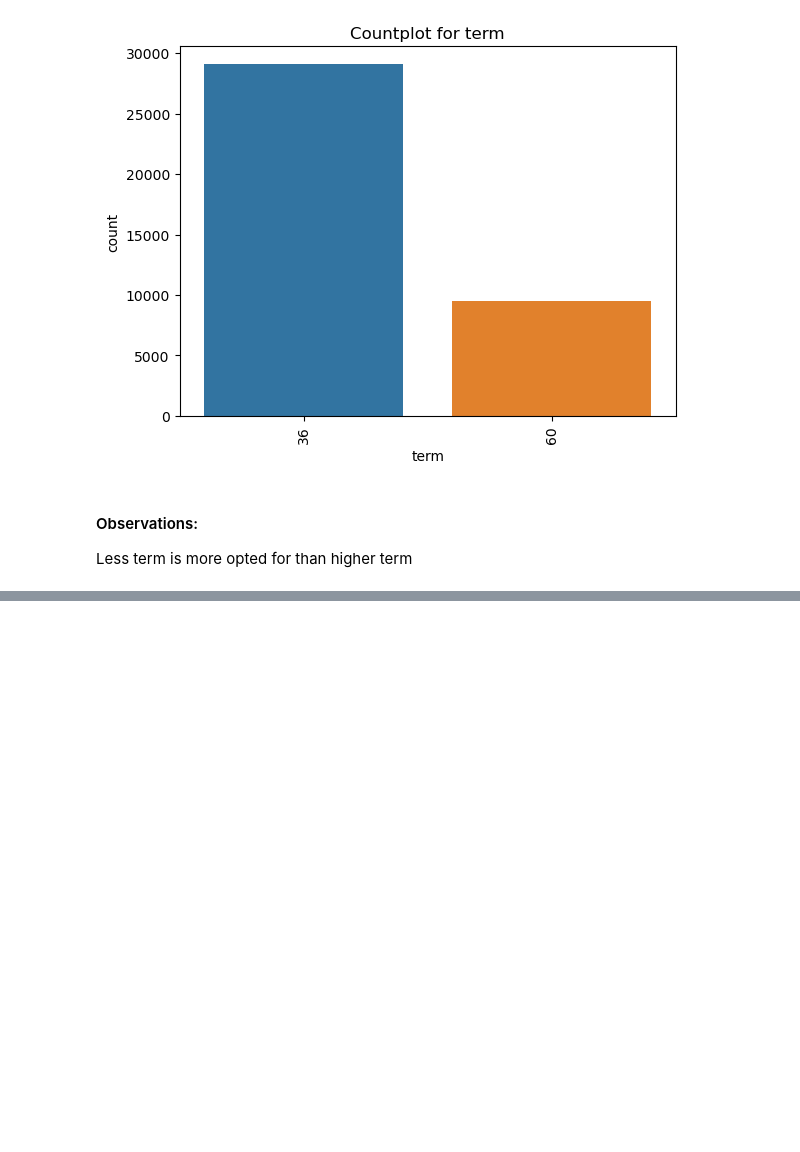
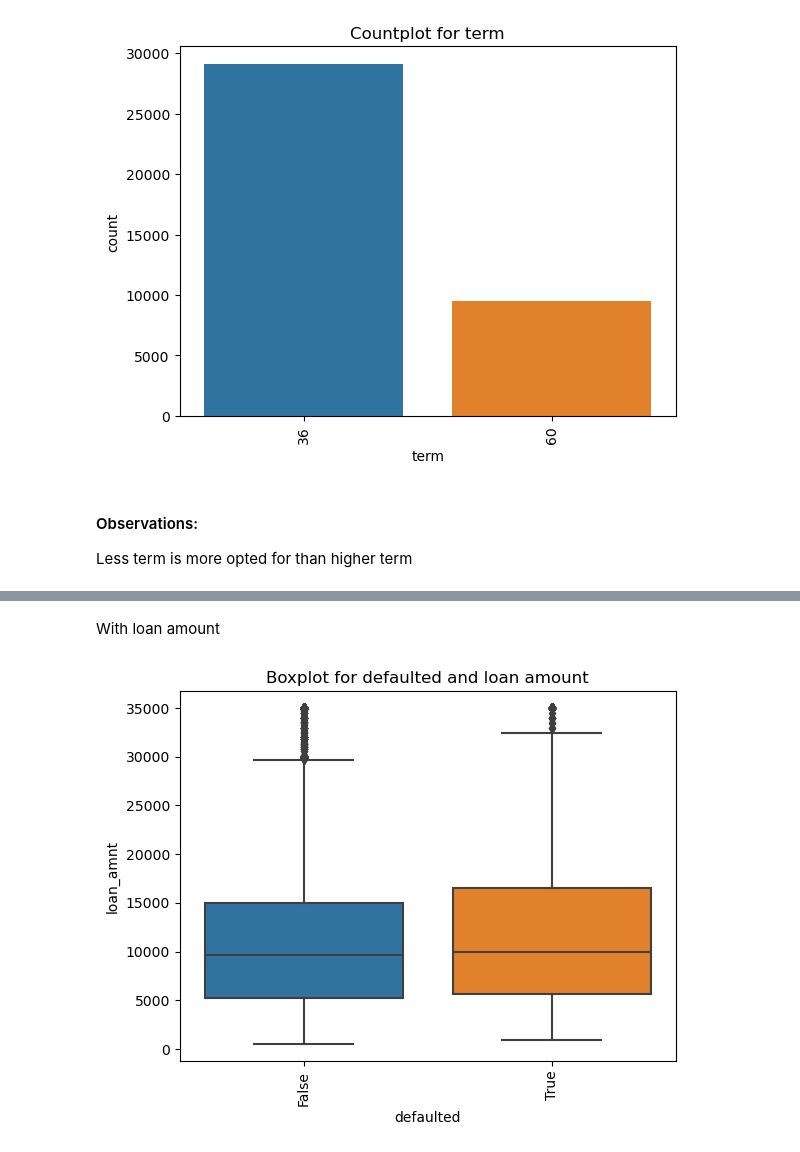
Before and after one commit to KhGunindro/LendingClubCaseStudy, a Jupyter notebook: KhuraijamGunindro.ipynb, the cells around one changed output, grey strips where cells are left out. Cells and saved outputs as stored; diff of their text form; code cells hidden in the pictures; blank space fills up the shorter version.

```diff
--- a/KhuraijamGunindro.ipynb
+++ b/KhuraijamGunindro.ipynb
@@ -744,0 +761,9 @@ Less term is more opted for than higher term
+# %% [markdown]
+With loan amount
+# %%
+sns.boxplot(x=df["defaulted"],y=df['loan_amnt'])
+plt.title("Boxplot for defaulted and loan amount")
+plt.xticks(rotation=90)
+plt.show()
+# %% [output]
+[figure, added]
```
Also changed, not shown: parts of 47 cells of this notebook.
